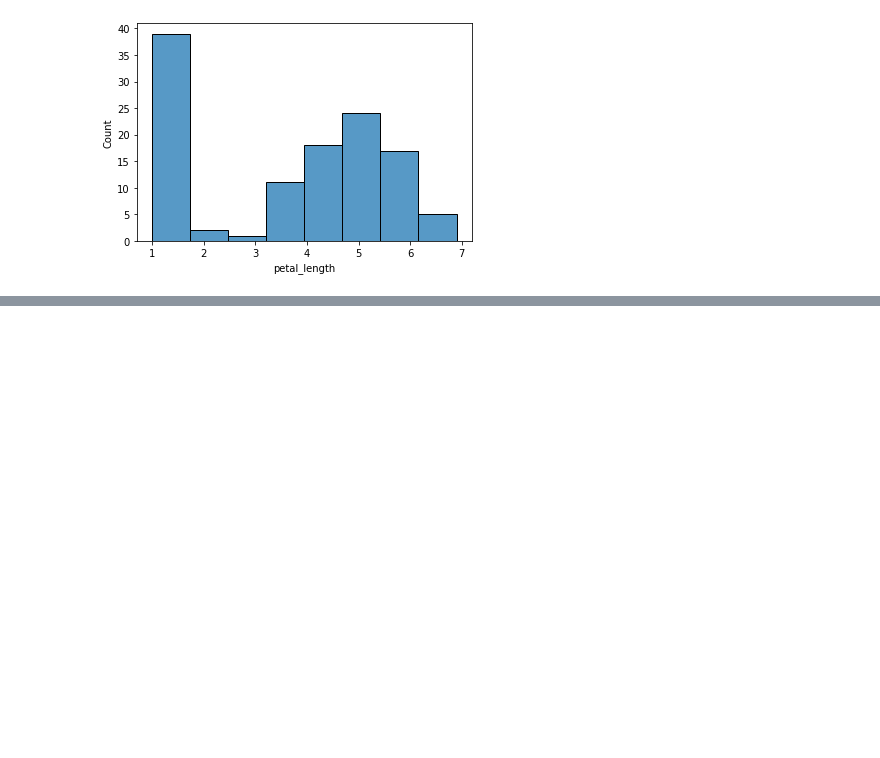
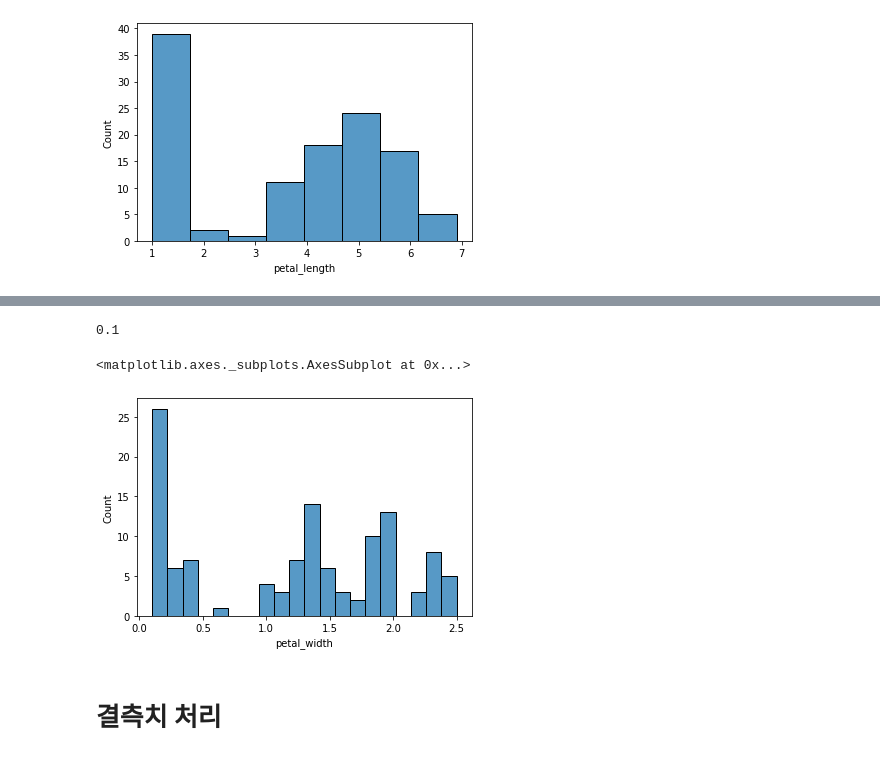
Before and after one commit to Philocreation/My_Machine_Learning, a Jupyter notebook: flawed_iris_preprocessing.ipynb, the cells around one changed output, grey strips where cells are left out. Cells and saved outputs as stored; diff of their text form; code cells hidden in the pictures; blank space fills up the shorter version.

```diff
--- a/flawed_iris_preprocessing.ipynb
+++ b/flawed_iris_preprocessing.ipynb
@@ -213,0 +232,11 @@ sns.histplot(df.petal_length)
+# %%
+print(df.loc[df.petal_width>0, "petal_width"].min())
+a = df.loc[df.petal_width>0, "petal_width"].min()
+df.loc[df.petal_width<0, "petal_width"] = a
+sns.histplot(df.petal_width, bins=20)
+# %% [output]
+0.1
+<matplotlib.axes._subplots.AxesSubplot at 0x...>
+[figure, added]
+# %% [markdown]
+# 결측치 처리
```
Also changed, not shown: parts of 23 cells of this notebook.
